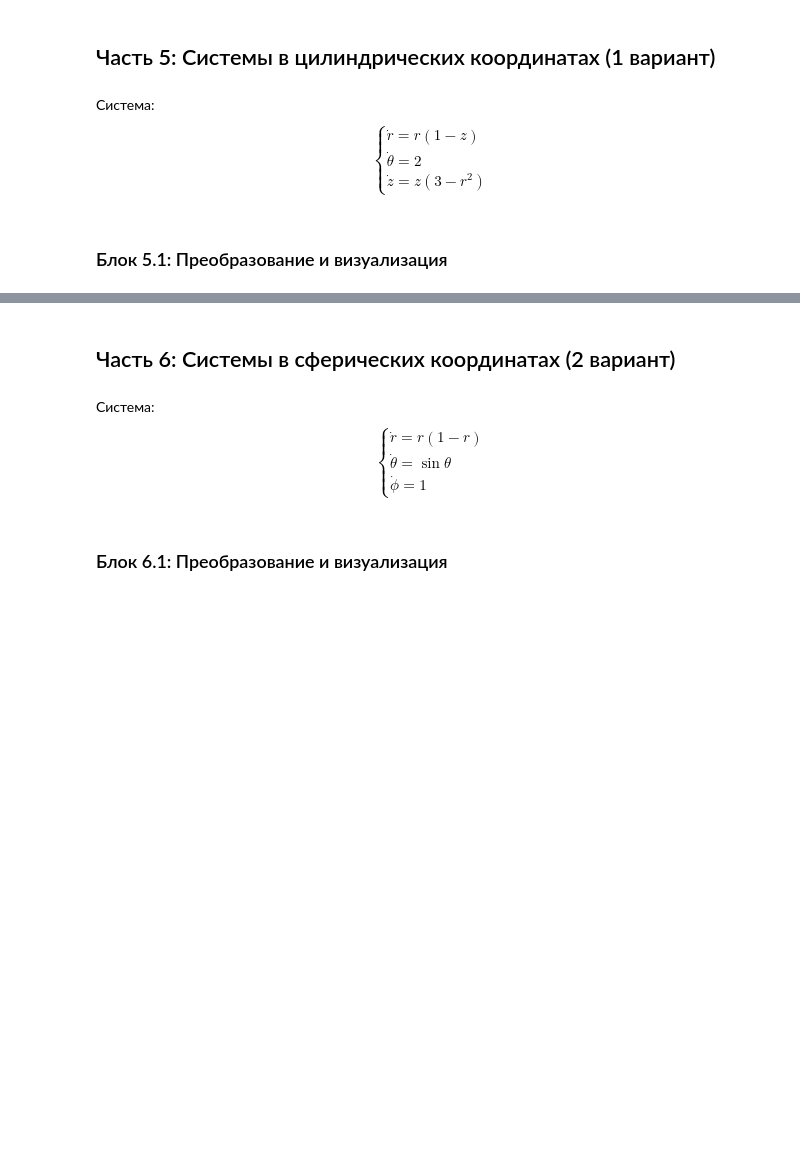
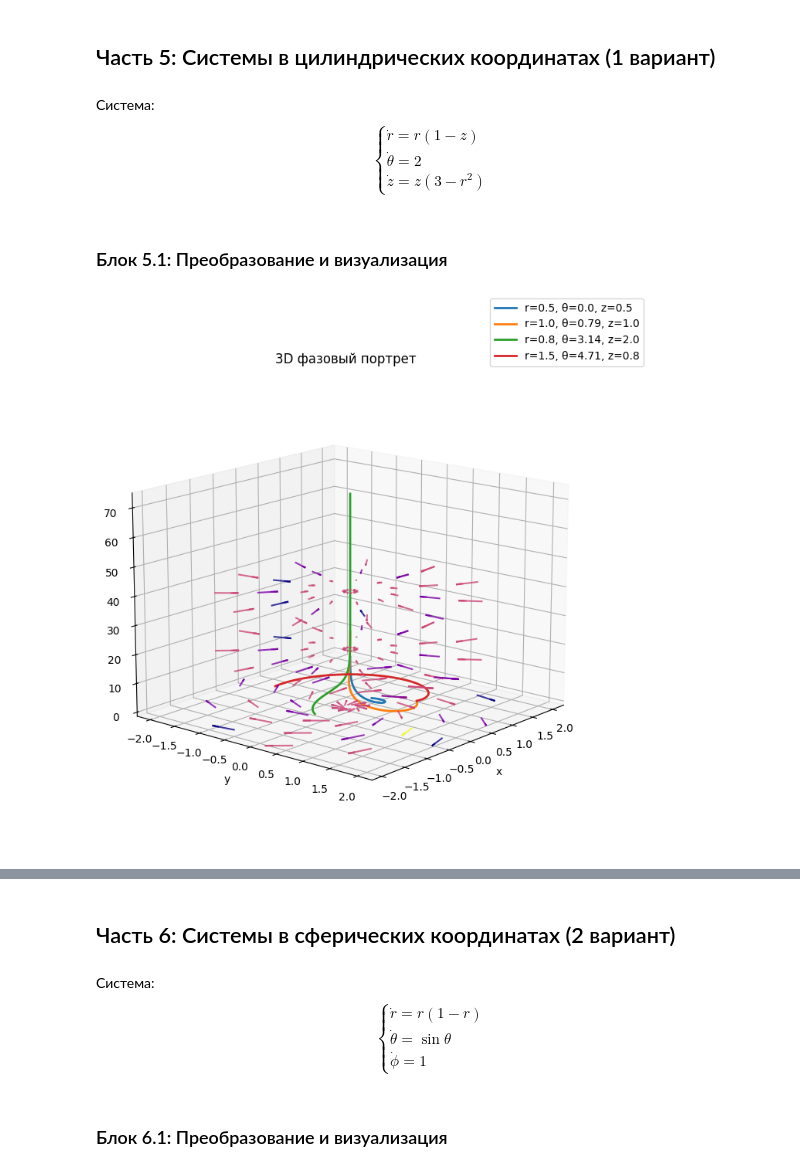
Before and after one commit to n-sukhov/Differential_equations_RGR2, a Jupyter notebook: РГР_2_Сухов_Магомедов_Шишкина.ipynb, the cells around one changed output, grey strips where cells are left out. Saved outputs shown, nothing was run; the diff lists cells and outputs as text; code cells hidden in the pictures; blank space fills up the shorter version.

```diff
--- a/РГР_2_Сухов_Магомедов_Шишкина.ipynb
+++ b/РГР_2_Сухов_Магомедов_Шишкина.ipynb
@@ -259,9 +260,9 @@ initial_conditions3 = [[0.5, 0.0], [1.5, 1.0], [1.0, 3.0], [2.0, -1.0]]
 solutions3 = []
 plt.figure(figsize=(8, 8))
 
-x_vals3 = np.linspace(-3, 3, 20)
-y_vals3 = np.linspace(-3, 3, 20)
-X3, Y3 = np.meshgrid(x_vals, y_vals)
+x_vals3 = np.linspace(-2, 2, 20)
+y_vals3 = np.linspace(-2, 2, 20)
+X3, Y3 = np.meshgrid(x_vals3, y_vals3)
 dX3 = np.zeros_like(X3)
 dY3 = np.zeros_like(Y3)
 
@@ -323,10 +324,83 @@ $$
 # %%
 def cylindrical_system(t, state):
     r, theta, z = state
-    # TODO: Реализуйте уравнения (используйте np.array)
-    drdt = ...
-    dthetadt = ...
-    dzdt = ...
+    drdt = r - r * z
+    dthetadt = 2
+    dzdt = 3 * z - z *  r**2
     return np.array([drdt, dthetadt, dzdt])
-
-# TODO: Постройте 3D-фазовый портрет и проекции на (r,z) и (x,y)
+# %%
+time_interval5 = (0, 1.25)
+steps5 = 100
+initial_conditions5 = [
+    [0.5, 0.0, 0.5],
+    [1.0, np.pi/4, 1.0],
+    [0.8, np.pi, 2.0],
+    [1.5, 3*np.pi/2, 0.8]
+]
+
+fig_3d = plt.figure(figsize=(8, 8))
+ax_3d = fig_3d.add_subplot(1, 1, 1, projection='3d')
+
+fig_2d = plt.figure(figsize=(12, 6))
+ax_r_z = fig_2d.add_subplot(1, 2, 1)
+ax_x_y = fig_2d.add_subplot(1, 2, 2)
+
+for ic in initial_conditions5:
+    sol = solve_ivp(cylindrical_system,
+                    time_interval5,
+                    ic,
+                    t_eval=np.linspace(time_interval5[0], time_interval5[1], steps5))
+
+    r, theta, z = sol.y
+    x = r * np.cos(theta)
+    y = r * np.sin(theta)
+
+    ax_3d.plot(x, y, z, lw=2, label=f'r={ic[0]}, θ={round(ic[1], 2)}, z={ic[2]}')
+    ax_r_z.plot(r, z, lw=2)
+    ax_x_y.plot(x, y, lw=2)
+
+ax_3d.set(xlabel='x', ylabel='y', zlabel='z', title='3D фазовый портрет')
+fig_3d.legend(loc='upper right')
+ax_3d.view_init(elev=15, azim=40)
+ax_3d.invert_xaxis()
+ax_r_z.set(xlabel='r', ylabel='z', title='Проекция (r,z)', aspect='equal')
+ax_r_z.grid(True)
+ax_r_z.set_axisbelow(True)
+ax_r_z.set_aspect('auto')
+ax_x_y.set(xlabel='x', ylabel='y', title='Проекция (x,y)', aspect='equal')
+ax_x_y.grid(True)
+ax_x_y.set_axisbelow(True)
+ax_x_y.set_aspect('auto')
+
+
+r_vals = np.linspace(0.1, 2.0, 4)
+theta_vals = np.linspace(0, 2*np.pi, 12)
+z_vals = np.linspace(0.1, 40, 3)
+
+R6, Theta, Z = np.meshgrid(r_vals, theta_vals, z_vals)
+R6 = R6.flatten()
+Theta = Theta.flatten()
+Z = Z.flatten()
+
+X6 = R6 * np.cos(Theta)
+Y6 = R6 * np.sin(Theta)
+
+drdt = R6 - R6 * Z
+dthetadt = np.full_like(R6, 2.0)
+dzdt = 3 * Z - Z * R6**2
+dxdt = drdt * np.cos(Theta) - R6 * np.sin(Theta) * dthetadt
+dydt = drdt * np.sin(Theta) + R6 * np.cos(Theta) * dthetadt
+dzdt = dzdt
+norm6 = np.sqrt(dxdt**2 + dydt**2 + dzdt**2)
+dxdt /= norm6
+dydt /= norm6
+dzdt /= norm6
+
+magnitude = np.sqrt(dxdt**2 + dydt**2 + dzdt**2)
+norm6 = plt.Normalize(magnitude.min(), magnitude.max())
+colors = cm.plasma(norm6(magnitude))
+ax_3d.quiver(X6, Y6, Z, dxdt, dydt, dzdt, length=0.4, color=colors, alpha=0.8)
+
+plt.show()
+# %% [output]
+[figure, added]
```
Also changed, not shown: parts of 12 cells of this notebook.
